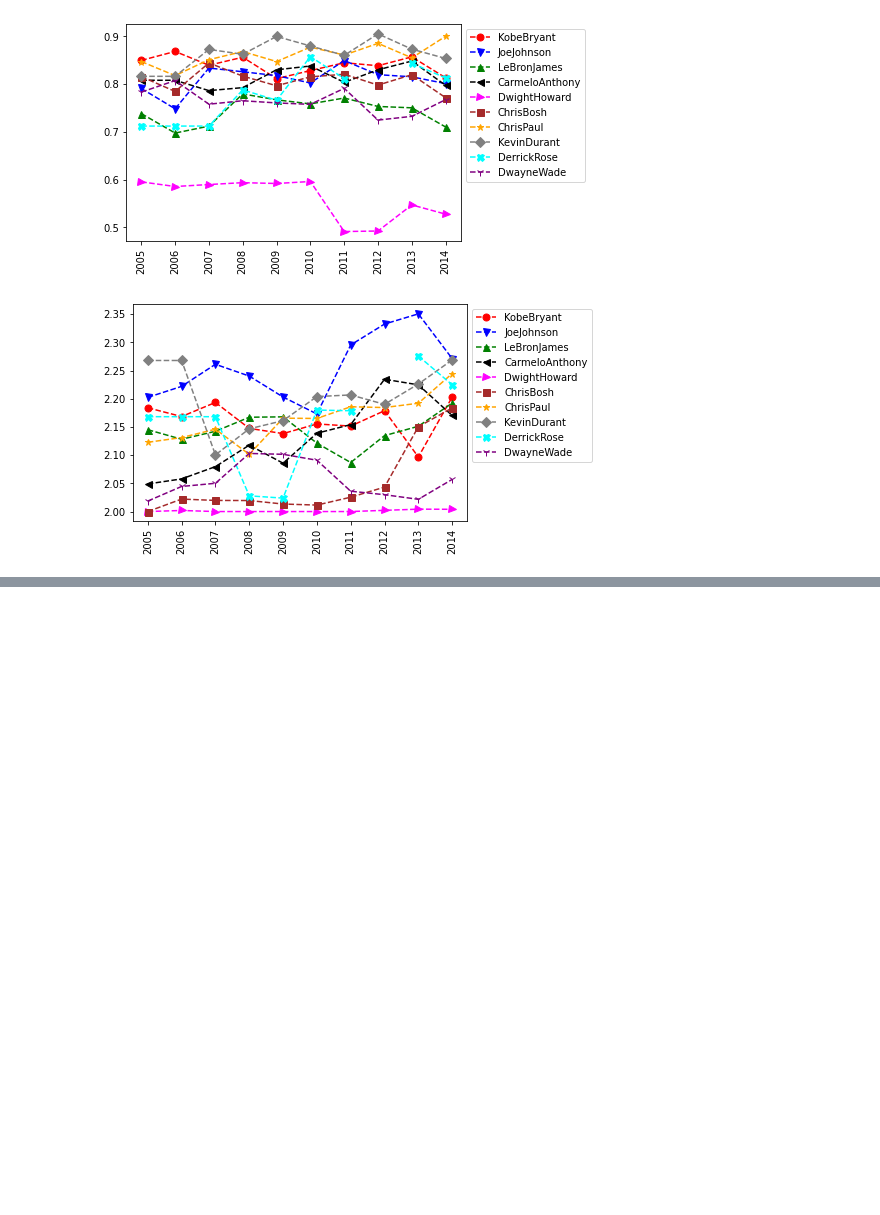
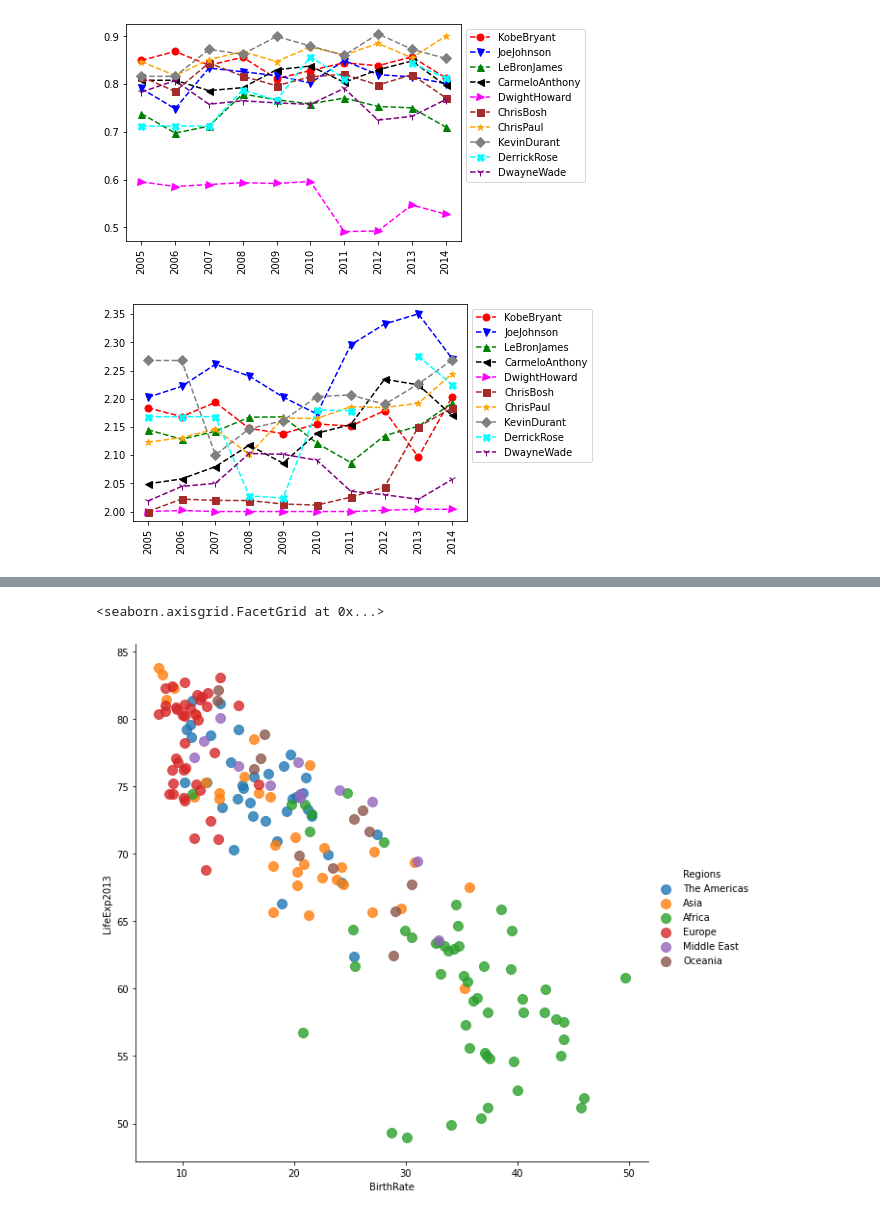
Before and after one commit to silviacolella/python-practices, a Jupyter notebook: Homework.ipynb, the cells around one changed output, grey strips where cells are left out. Drawn from its saved outputs; the diff is of its cells as text; code cells hidden in the pictures; blank space fills up the shorter version.

```diff
--- a/Homework.ipynb
+++ b/Homework.ipynb
@@ -260,0 +365,7 @@ basketball_plot((Points - FreeThrows) / FieldGoals)
+# %%
+#2013
+
+sns.lmplot(data=new_data, x='BirthRate', y='LifeExp2013', fit_reg=False, hue='Regions', size=8, scatter_kws={"s":100})
+# %% [output]
+<seaborn.axisgrid.FacetGrid at 0x...>
+[figure, added]
```
Also changed, not shown: parts of 20 cells of this notebook.
